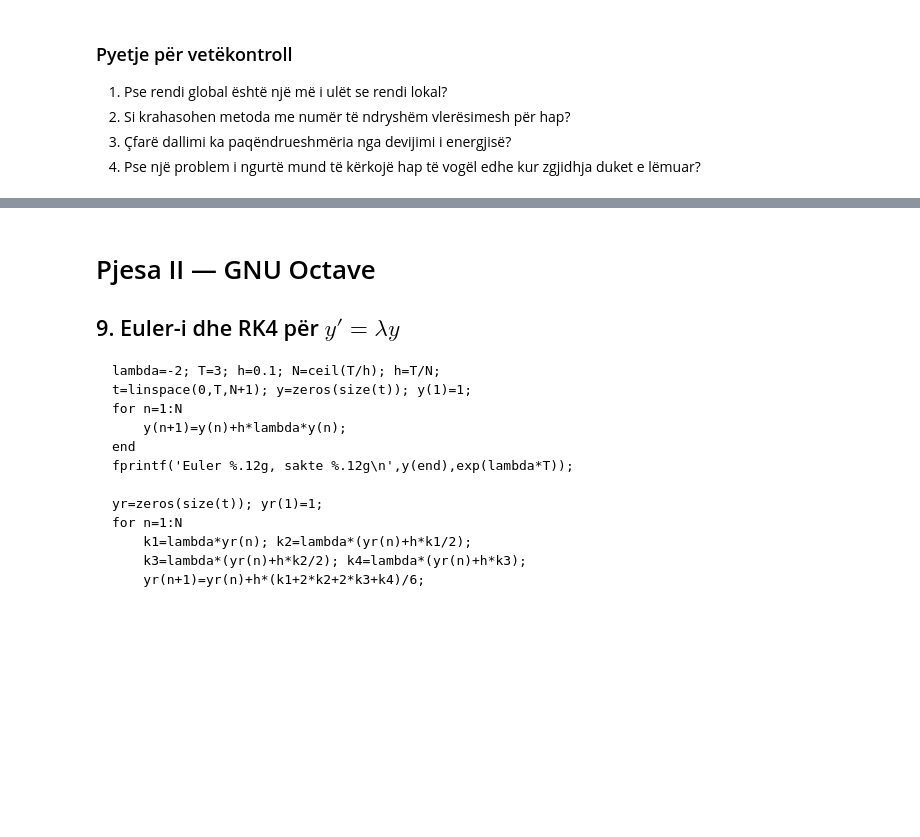
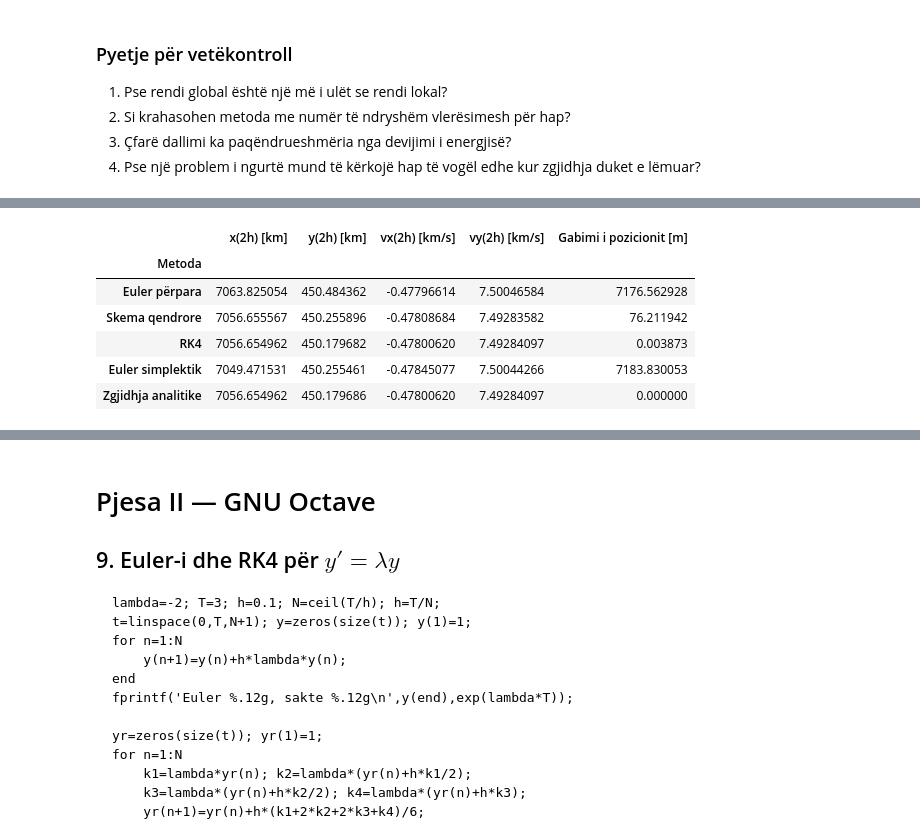
Before and after one commit to Klaudio-Peqini/Simulations-and-Numerical-Methods, a Jupyter notebook: notebooks/Instruktori/Laboratori_06_Ekuacionet_Diferenciale_dhe_Dinamika_Instruktori.ipynb, the cells around one changed output, grey strips where cells are left out. Cells and saved outputs as stored; diff of their text form; code cells hidden in the pictures; blank space fills up the shorter version.

```diff
--- a/notebooks/Instruktori/Laboratori_06_Ekuacionet_Diferenciale_dhe_Dinamika_Instruktori.ipynb
+++ b/notebooks/Instruktori/Laboratori_06_Ekuacionet_Diferenciale_dhe_Dinamika_Instruktori.ipynb
@@ -304,0 +767,53 @@ print('pa interpolim=',t[i+1],'me interpolim=',t_cross)
+# %%
+# Kontroll numerik pas dy hapash, në mënyrë që skema qendrore
+# të ketë kryer të paktën një përditësim qendror.
+
+t_check = np.array([0.0, DT, 2.0 * DT])
+r_exact_check, v_exact_check = exact_circular_orbit(t_check)
+
+rows = []
+
+for method_name, solver in SOLVERS.items():
+    r_num, v_num = solver(t_check, r_initial, v_initial)
+
+    position_error = np.linalg.norm(
+        r_num[-1] - r_exact_check[-1]
+    )
+
+    rows.append({
+        "Metoda": method_name,
+        "x(2h) [km]": r_num[-1, 0] / 1000,
+        "y(2h) [km]": r_num[-1, 1] / 1000,
+        "vx(2h) [km/s]": v_num[-1, 0] / 1000,
+        "vy(2h) [km/s]": v_num[-1, 1] / 1000,
+        "Gabimi i pozicionit [m]": position_error,
+    })
+
+rows.append({
+    "Metoda": "Zgjidhja analitike",
+    "x(2h) [km]": r_exact_check[-1, 0] / 1000,
+    "y(2h) [km]": r_exact_check[-1, 1] / 1000,
+    "vx(2h) [km/s]": v_exact_check[-1, 0] / 1000,
+    "vy(2h) [km/s]": v_exact_check[-1, 1] / 1000,
+    "Gabimi i pozicionit [m]": 0.0,
+})
+
+first_steps = pd.DataFrame(rows).set_index("Metoda")
+
+display(
+    first_steps.style.format({
+        "x(2h) [km]": "{:.6f}",
+        "y(2h) [km]": "{:.6f}",
+        "vx(2h) [km/s]": "{:.8f}",
+        "vy(2h) [km/s]": "{:.8f}",
+        "Gabimi i pozicionit [m]": "{:.6f}",
+    })
+)
+# %% [output]
+|  | x(2h) [km] | y(2h) [km] | vx(2h) [km/s] | vy(2h) [km/s] | Gabimi i pozicionit [m] |
+| Metoda |  |  |  |  |  |
+| Euler përpara | 7063.825054 | 450.484362 | -0.47796614 | 7.50046584 | 7176.562928 |
+| Skema qendrore | 7056.655567 | 450.255896 | -0.47808684 | 7.49283582 | 76.211942 |
+| RK4 | 7056.654962 | 450.179682 | -0.47800620 | 7.49284097 | 0.003873 |
+| Euler simplektik | 7049.471531 | 450.255461 | -0.47845077 | 7.50044266 | 7183.830053 |
+| Zgjidhja analitike | 7056.654962 | 450.179686 | -0.47800620 | 7.49284097 | 0.000000 |
```
Also changed, not shown: parts of 27 cells of this notebook.
